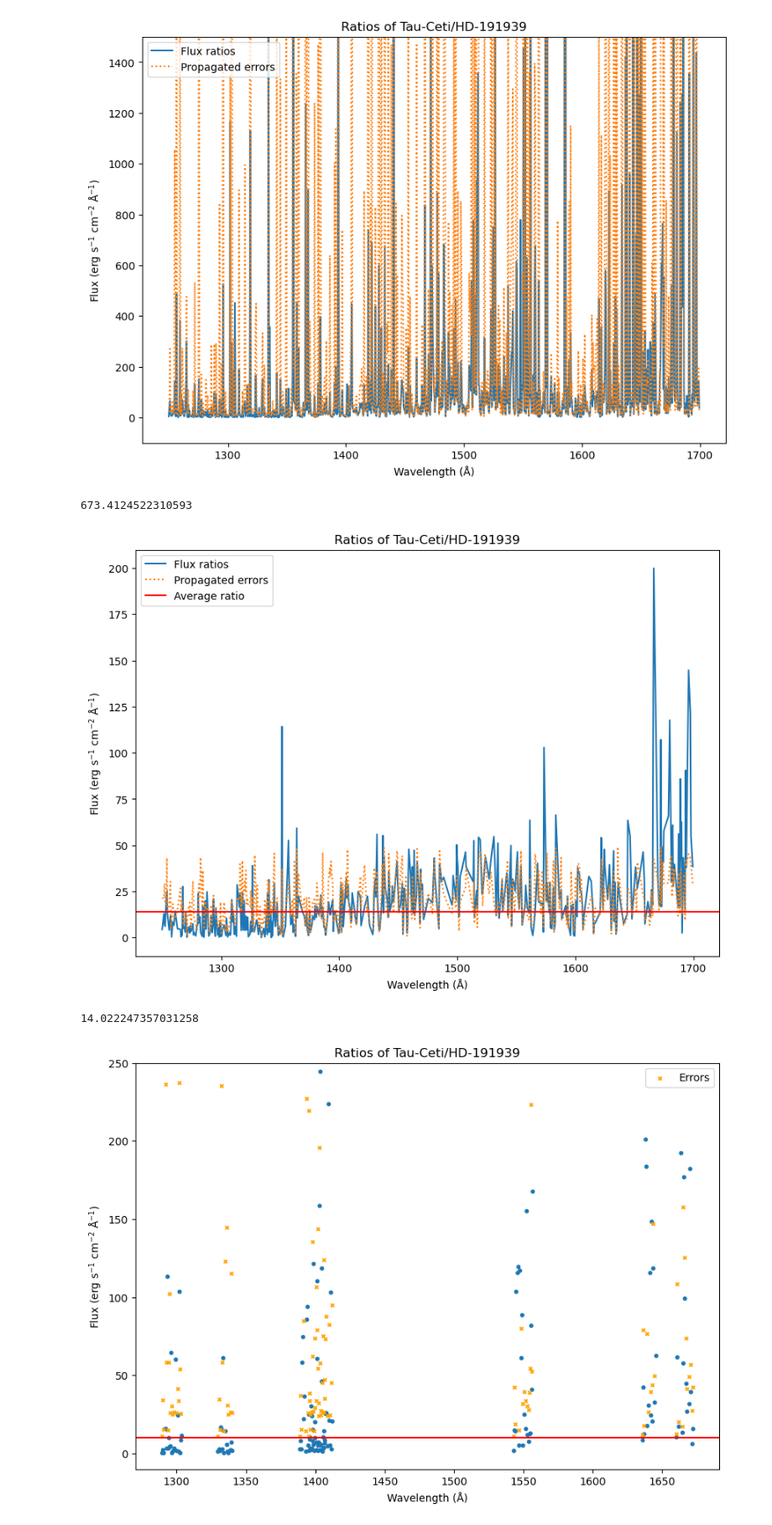
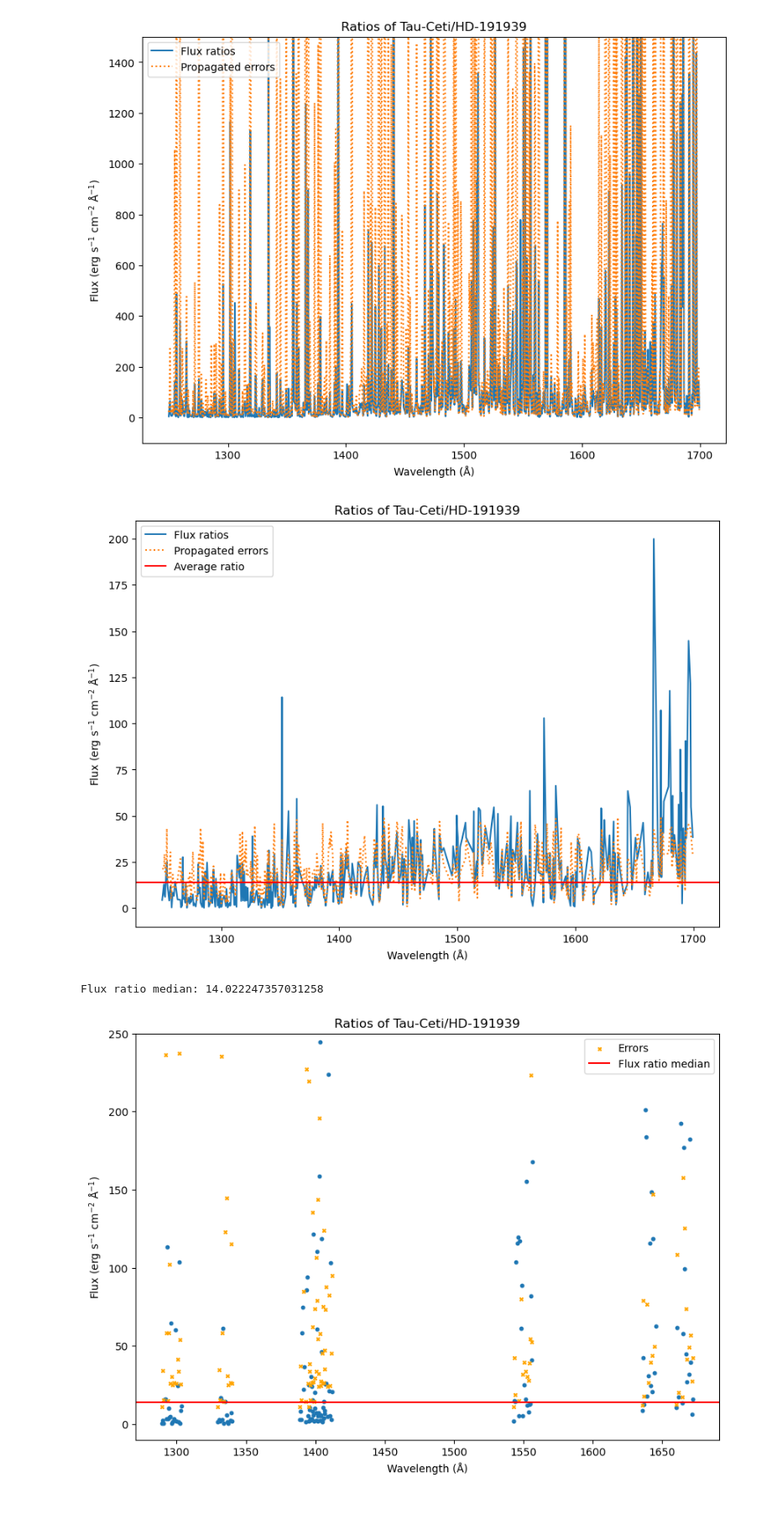
Before and after one commit to bellalongo/Star-Emission-Line-Flux, a Jupyter notebook: HD-191939/hd-191939_comparison.ipynb, the cells around one changed output. Shown at 84% size. Drawn from its saved outputs; the diff is of its cells as text; code cells hidden in the pictures.

Commit message:
final plots for girlie?

```diff
--- a/HD-191939/hd-191939_comparison.ipynb
+++ b/HD-191939/hd-191939_comparison.ipynb
@@ -728,10 +728,6 @@ plt.legend()
 plt.show()
 # %% [output]
 [figure]
-# %%
-sum(ratios)/ len(ratios)
-# %% [output]
-673.4124522310593
 # %%
 # Find best error
 cut_wavelengths, cut_ratios, cut_errors = [], [], []
@@ -753,10 +749,11 @@ plt.axhline(y=14, color = 'red', label = 'Average ratio')
 plt.legend()
 plt.show()
 
-np.median(cut_ratios)
+flux_ratio_median = np.median(cut_ratios)
+print(f'Flux ratio median: {flux_ratio_median}')
 # %% [output]
 [figure]
-14.022247357031258
+Flux ratio median: 14.022247357031258
 # %%
 # Emission line only
 emission_line_masks = [hd_cII_mask, hd_oIV_mask, hd_siIII_mask, hd_siIV_mask, hd_cIV_mask, hd_heII_mask, hd_oIII_mask]
@@ -766,32 +763,32 @@ emission_line_wavelengths = []
 
 for mask in emission_line_masks:
     for i, wavelength in enumerate(hd_wavelength_data[mask]):
         # Get the closest value to that wavelength in tau-ceti
         smoothtc_closest_index = np.abs(smoothtc_wavelength_data - wavelength).argmin()
 
         # Get the flux at those indicies
         smoothtc_emission_line_flux = smoothtc_flux_data[smoothtc_closest_index]
         # Get the error at those indicies
         smoothtc_emission_line_error = smoothtc_error_data[smoothtc_closest_index]
 
         # Calculate the ratio and error
         ratio = np.abs(smoothtc_emission_line_flux/ hd_flux_data[i])
         error = prop_ratio_uncertainty(smoothtc_emission_line_flux, hd_flux_data[i], smoothtc_wavelength_error, hd_wavelength_error)
         emission_line_ratios.append(ratio)
         emission_line_errors.append(error)
         emission_line_wavelengths.append(wavelength)
 
 
 plt.figure(figsize=(10,7))
 plt.title('Ratios of Tau-Ceti/HD-191939')
 plt.xlabel('Wavelength (Å)')
 plt.ylabel('Flux (erg s$^{-1}$ cm$^{-2}$ Å$^{-1}$)')
 plt.ylim(-10, 250)
 
 plt.scatter(emission_line_wavelengths, emission_line_ratios, s = 10)
 plt.scatter(emission_line_wavelengths, emission_line_errors, color = 'orange', marker = 'x', s = 10, label = 'Errors')
-plt.axhline(y = 10, color = 'red')
+plt.axhline(y = flux_ratio_median, color = 'red', label = 'Flux ratio median')
 plt.legend()
 plt.show()
 # %% [output]
-[figure, old version]
+[figure, new version]
```
Also changed, not shown: parts of 2 cells of this notebook.
